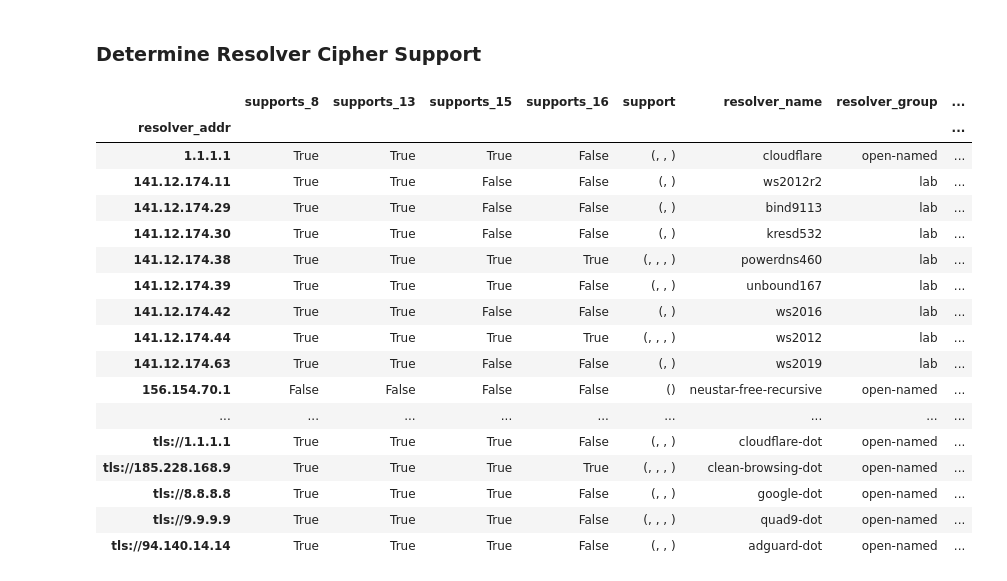
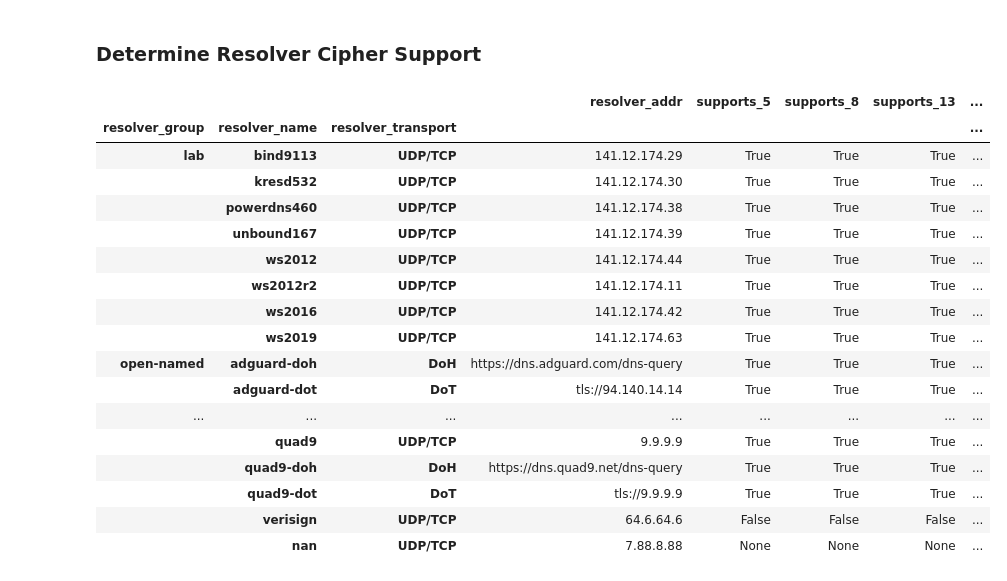
Before and after one commit to nils-wisiol/dns-downgrade-attack, a Jupyter notebook: Analysis Downgrade Attack v2.ipynb, the cells around one changed output. Drawn from its saved outputs; the diff is of its cells as text; code cells hidden in the pictures.

```diff
--- a/Analysis Downgrade Attack v2.ipynb
+++ b/Analysis Downgrade Attack v2.ipynb
@@ -25,6 +29,7 @@ AAAA = dns.rdatatype.from_text("AAAA")
 RRSIG = dns.rdatatype.from_text("RRSIG")
 
 ALGORITHMS = [
+    # all relevant DNSSEC algorithms
     dns.dnssec.RSASHA1,
     dns.dnssec.RSASHA256,
     dns.dnssec.RSASHA512,
@@ -34,11 +39,21 @@ ALGORITHMS = [
     dns.dnssec.ED448,
 ]
 
+ALGORITHMS_RED = ALGORITHMS = [
+    # all DNSSEC algorithms used in this study
+    dns.dnssec.RSASHA1,
+    dns.dnssec.RSASHA256,
+    dns.dnssec.ECDSAP256SHA256,
+    dns.dnssec.ED25519,
+    dns.dnssec.ED448,
+]
+
 ZONE = dns.name.from_text('downgrade.dedyn.io')
 
-executor = concurrent.futures.ThreadPoolExecutor(1)
+executor = concurrent.futures.ThreadPoolExecutor(1)  # increase number of workers to decrease runtime of the study at the risk of overloading the Internet connection and/or auth NS
 
 def query(qname, resolver, cd, rdtype=A):
+    """Wrapper method to query resolvers for data. Retries once on timeouts."""
     q = dns.message.make_query(qname, rdtype)
     q.flags |= dns.flags.AD
     if cd:
@@ -62,6 +77,7 @@ def query(qname, resolver, cd, rdtype=A):
         return method(q, where=where, timeout=5)
 
 def run(f, args_list):
+    """Calls function f for each args in args_list once, using multi-threading."""
     results = []
     try:
         futures = [executor.submit(f, *args) for args in args_list]
@@ -238,34 +243,37 @@ resolvers = grouped.set_index('resolver_addr').join(resolver_list.set_index('res
 resolvers.loc['9.9.9.9', 'supports_16'] = False
 resolvers.loc['tls://9.9.9.9', 'supports_16'] = False
 resolvers.loc['https://dns.quad9.net/dns-query', 'supports_16'] = False
+
+resolvers['support'] = resolvers.apply(lambda row: tuple(a for a in ALGORITHMS if row[f'supports_{a}'] is True), axis=1)
 # %%
 def row_style(row):
     styles = {
         True: 'color: green;',
         False: 'color: red;',
     }
     return [styles.get(v) for v in row]
 
-resolvers.style.apply(row_style, axis=1)
+order = ['resolver_group', 'resolver_name', 'resolver_transport']
+resolvers.reset_index().set_index(order).sort_values(order).style.apply(row_style, axis=1)
 # %% [output]
-|  | supports_8 | supports_13 | supports_15 | supports_16 | support | resolver_name | resolver_group | ... |
-| resolver_addr |  |  |  |  |  |  |  | ... |
-| 1.1.1.1 | True | True | True | False | (, , ) | cloudflare | open-named | ... |
-| 141.12.174.11 | True | True | False | False | (, ) | ws2012r2 | lab | ... |
-| 141.12.174.29 | True | True | False | False | (, ) | bind9113 | lab | ... |
-| 141.12.174.30 | True | True | False | False | (, ) | kresd532 | lab | ... |
-| 141.12.174.38 | True | True | True | True | (, , , ) | powerdns460 | lab | ... |
-| 141.12.174.39 | True | True | True | False | (, , ) | unbound167 | lab | ... |
-| 141.12.174.42 | True | True | False | False | (, ) | ws2016 | lab | ... |
-| 141.12.174.44 | True | True | True | True | (, , , ) | ws2012 | lab | ... |
-| 141.12.174.63 | True | True | False | False | (, ) | ws2019 | lab | ... |
-| 156.154.70.1 | False | False | False | False | () | neustar-free-recursive | open-named | ... |
-| ... | ... | ... | ... | ... | ... | ... | ... | ... |
-| tls://1.1.1.1 | True | True | True | False | (, , ) | cloudflare-dot | open-named | ... |
-| tls://185.228.168.9 | True | True | True | True | (, , , ) | clean-browsing-dot | open-named | ... |
-| tls://8.8.8.8 | True | True | True | False | (, , ) | google-dot | open-named | ... |
-| tls://9.9.9.9 | True | True | True | False | (, , , ) | quad9-dot | open-named | ... |
-| tls://94.140.14.14 | True | True | True | False | (, , ) | adguard-dot | open-named | ... |
+|  |  |  | resolver_addr | supports_5 | supports_8 | supports_13 | ... |
+| resolver_group | resolver_name | resolver_transport |  |  |  |  | ... |
+| lab | bind9113 | UDP/TCP | 141.12.174.29 | True | True | True | ... |
+|  | kresd532 | UDP/TCP | 141.12.174.30 | True | True | True | ... |
+|  | powerdns460 | UDP/TCP | 141.12.174.38 | True | True | True | ... |
+|  | unbound167 | UDP/TCP | 141.12.174.39 | True | True | True | ... |
+|  | ws2012 | UDP/TCP | 141.12.174.44 | True | True | True | ... |
+|  | ws2012r2 | UDP/TCP | 141.12.174.11 | True | True | True | ... |
+|  | ws2016 | UDP/TCP | 141.12.174.42 | True | True | True | ... |
+|  | ws2019 | UDP/TCP | 141.12.174.63 | True | True | True | ... |
+| open-named | adguard-doh | DoH | https://dns.adguard.com/dns-query | True | True | True | ... |
+|  | adguard-dot | DoT | tls://94.140.14.14 | True | True | True | ... |
+| ... | ... | ... | ... | ... | ... | ... | ... |
+|  | quad9 | UDP/TCP | 9.9.9.9 | True | True | True | ... |
+|  | quad9-doh | DoH | https://dns.quad9.net/dns-query | True | True | True | ... |
+|  | quad9-dot | DoT | tls://9.9.9.9 | True | True | True | ... |
+|  | verisign | UDP/TCP | 64.6.64.6 | False | False | False | ... |
+|  | nan | UDP/TCP | 7.88.8.88 | None | None | None | ... |
 # %%
 resolvers['validating'] = resolvers.apply(lambda row: bool(row['support']), axis=1)
 resolvers = resolvers[resolvers['validating']]
```
Also changed, not shown: parts of 64 cells of this notebook.
